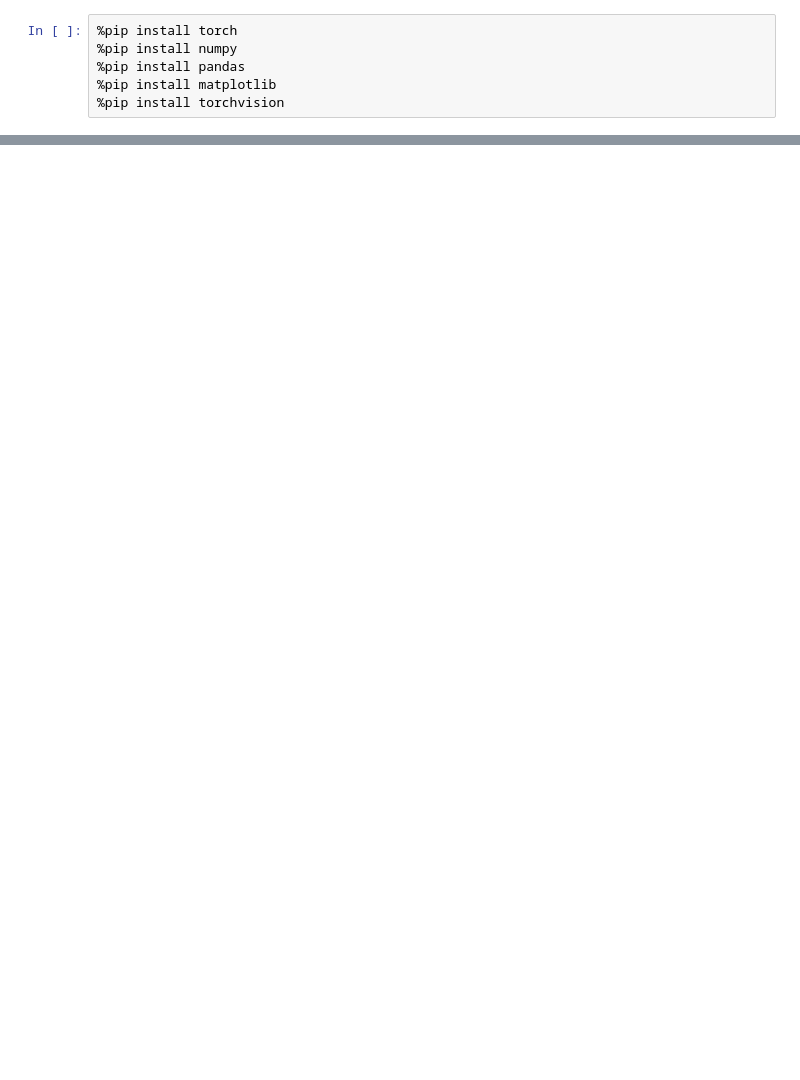
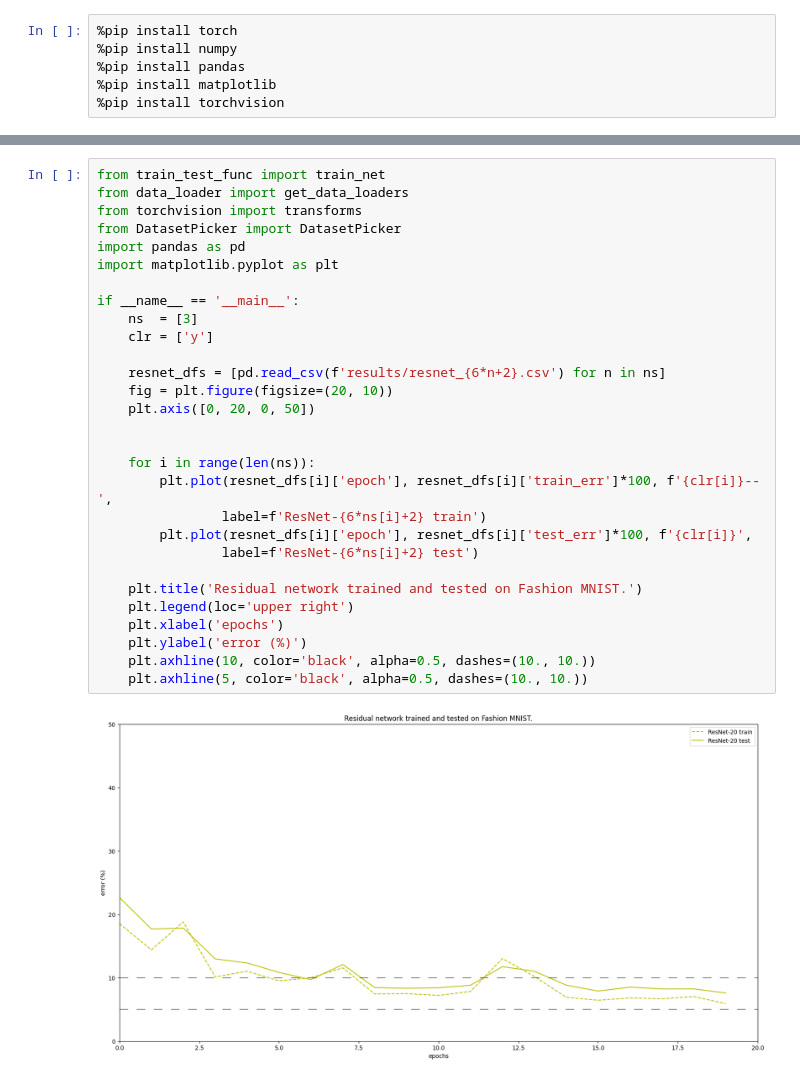
Before and after one commit to kjartanandersen/DATA_Project, a Jupyter notebook: main_nb.ipynb, the cells around one changed output, grey strips where cells are left out. Drawn from its saved outputs; the diff is of its cells as text; blank space fills up the shorter version.

```diff
--- a/main_nb.ipynb
+++ b/main_nb.ipynb
@@ -159,0 +167,31 @@ Original Traceback (most recent call last):
+# %%
+from train_test_func import train_net
+from data_loader import get_data_loaders
+from torchvision import transforms
+from DatasetPicker import DatasetPicker
+import pandas as pd
+import matplotlib.pyplot as plt
+
+if __name__ == '__main__':
+    ns  = [3]
+    clr = ['y']
+
+    resnet_dfs = [pd.read_csv(f'results/resnet_{6*n+2}.csv') for n in ns]
+    fig = plt.figure(figsize=(20, 10))
+    plt.axis([0, 20, 0, 50])
+
+
+    for i in range(len(ns)):
+        plt.plot(resnet_dfs[i]['epoch'], resnet_dfs[i]['train_err']*100, f'{clr[i]}--',
+                label=f'ResNet-{6*ns[i]+2} train')
+        plt.plot(resnet_dfs[i]['epoch'], resnet_dfs[i]['test_err']*100, f'{clr[i]}',
+                label=f'ResNet-{6*ns[i]+2} test')
+
+    plt.title('Residual network trained and tested on Fashion MNIST.')
+    plt.legend(loc='upper right')
+    plt.xlabel('epochs')
+    plt.ylabel('error (%)')
+    plt.axhline(10, color='black', alpha=0.5, dashes=(10., 10.))
+    plt.axhline(5, color='black', alpha=0.5, dashes=(10., 10.))
+# %% [output]
+[figure, added]
```
Also changed, not shown: parts of 7 cells of this notebook, 8 other files.
